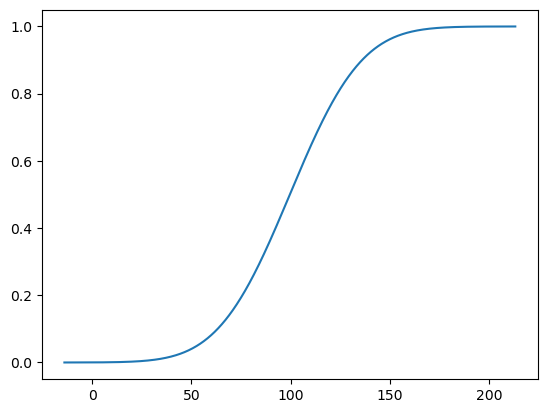
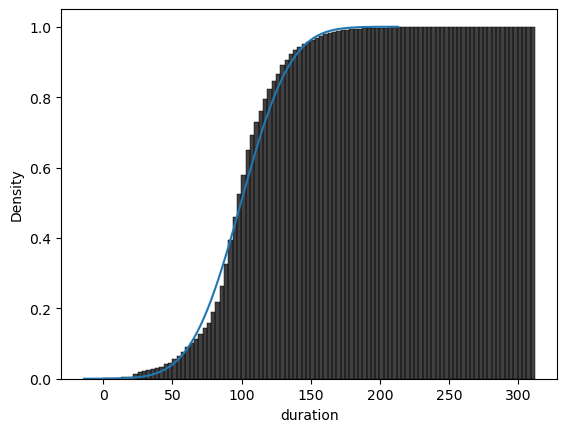
Unified diff of the notebook cell whose output changed from the first chart to the second:
--- before
+++ after
@@ -6,3 +6,6 @@
 y = norm.cdf(x, mu, sigma)
 
-plt.plot(x,y)
+sns.histplot(ee, bins=100,color="black",cumulative=True, stat="density")
+plt.plot(x, y)  
+plt.show()  
+#plt.plot(x,y)

Commit: new